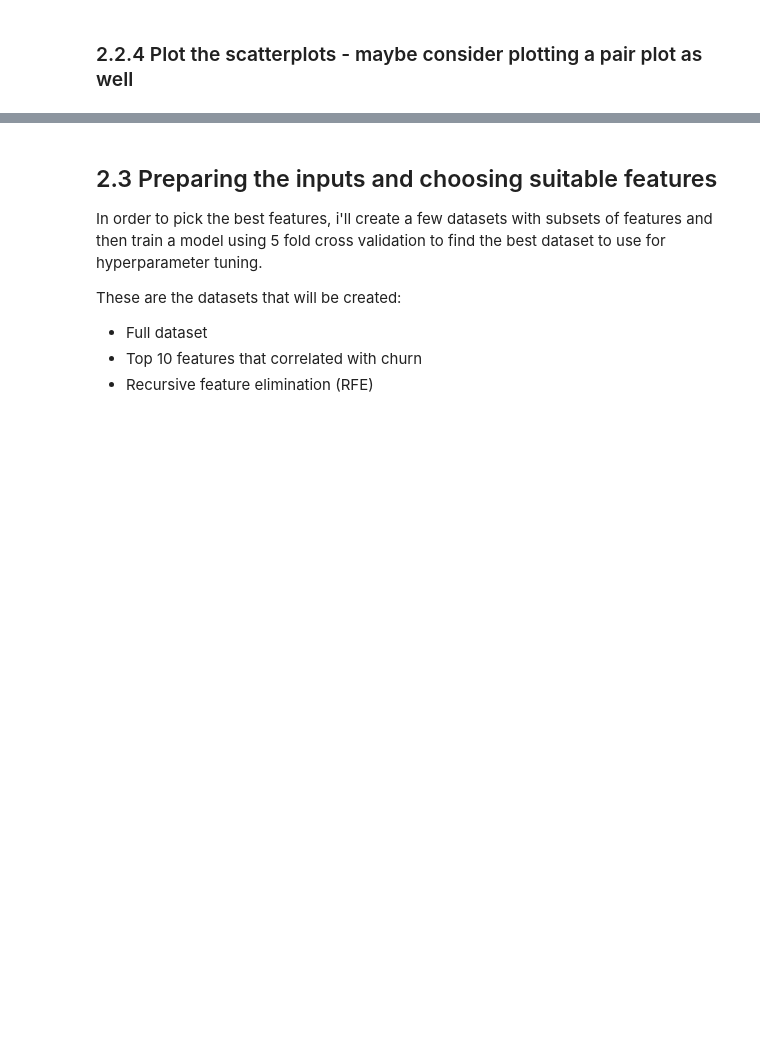
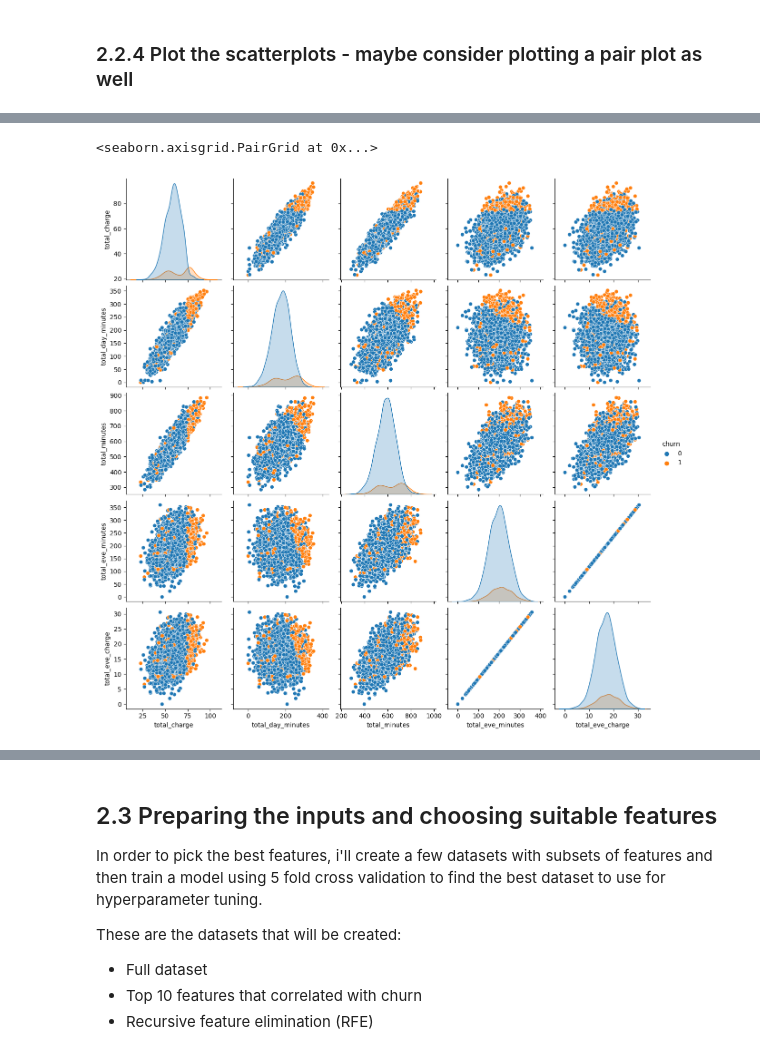
Before and after one commit to Khalizo/churn-prediction-streamlit-app, a Jupyter notebook: final_project.ipynb, the cells around one changed output, grey strips where cells are left out. Drawn from its saved outputs; the diff is of its cells as text; code cells hidden in the pictures; blank space fills up the shorter version.

```diff
--- a/final_project.ipynb
+++ b/final_project.ipynb
@@ -223,0 +329,9 @@ train.plot(kind='scatter', x='total_charge', y='total_day_minutes', alpha=0.5)
+# %%
+pos_features = ['churn', 'total_charge', 'total_day_minutes', 'total_minutes', 'total_eve_minutes', 'total_eve_charge']
+neg_features = ['churn','international_plan_no', 'voice_mail_plan_yes', 'number_vmail_messages']
+
+
+sns.pairplot(train_one_hot[pos_features], hue = 'churn')
+# %% [output]
+<seaborn.axisgrid.PairGrid at 0x...>
+[figure, added]
```
Also changed, not shown: parts of 34 cells of this notebook, 15 other files.
